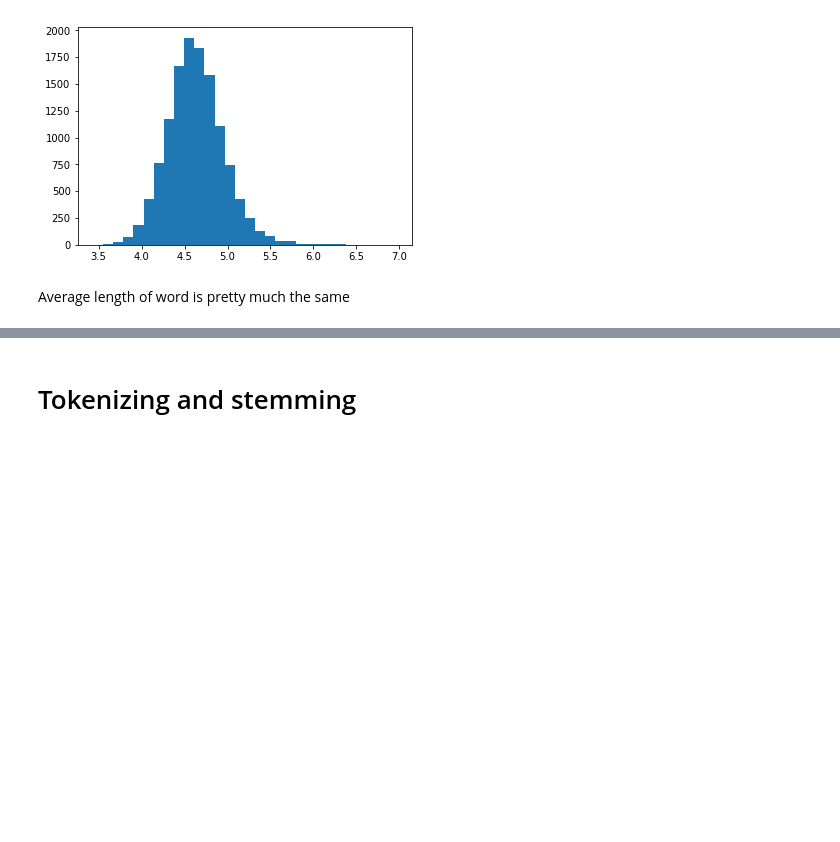
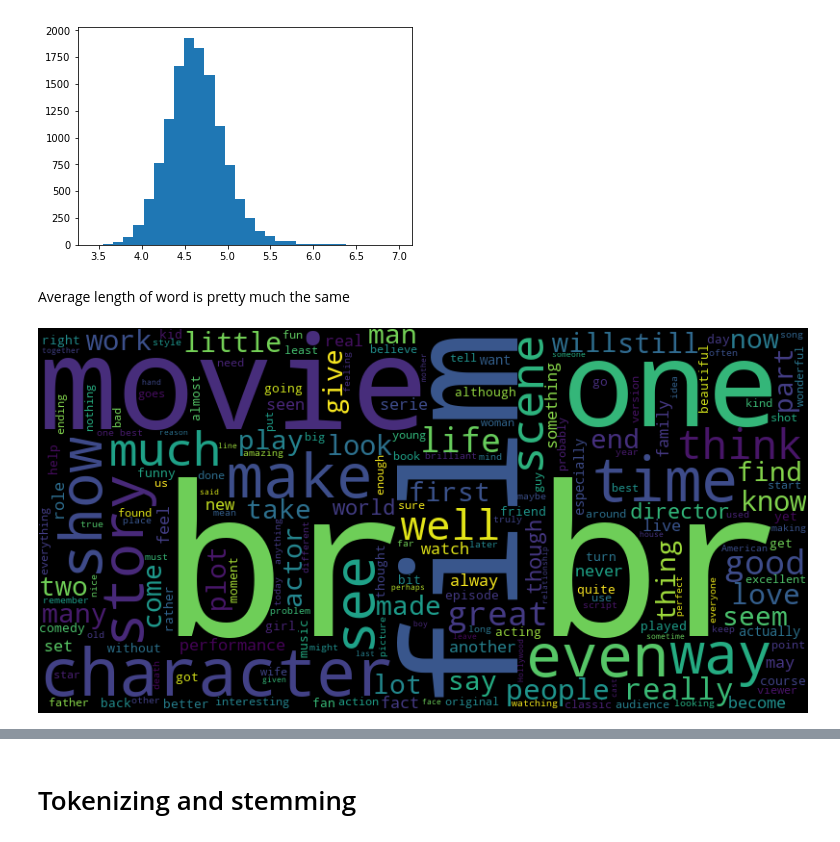
Before and after one commit to Goopard/DS-Homeworks, a Jupyter notebook: HW4.ipynb, the cells around one changed output, grey strips where cells are left out. Saved outputs shown, nothing was run; the diff lists cells and outputs as text; code cells hidden in the pictures; blank space fills up the shorter version.

```diff
--- a/HW4.ipynb
+++ b/HW4.ipynb
@@ -101,3 +105,8 @@ neg_word_lengths.mean(), neg_word_lengths.median()
 [figure]
 # %% [markdown]
 Average length of word is pretty much the same
+# %%
+word_cloud = WordCloud(width=800, height=400)
+word_cloud.generate(pos_train_df['text'].sum()).to_image()
+# %% [output]
+[figure, added]
```
Also changed, not shown: parts of 46 cells of this notebook.
